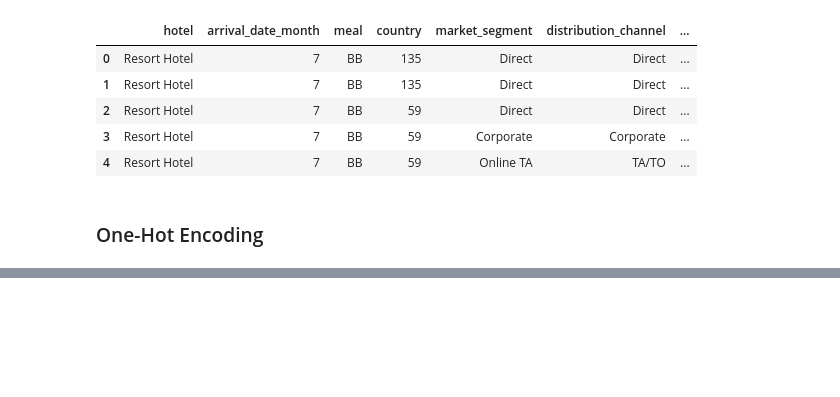
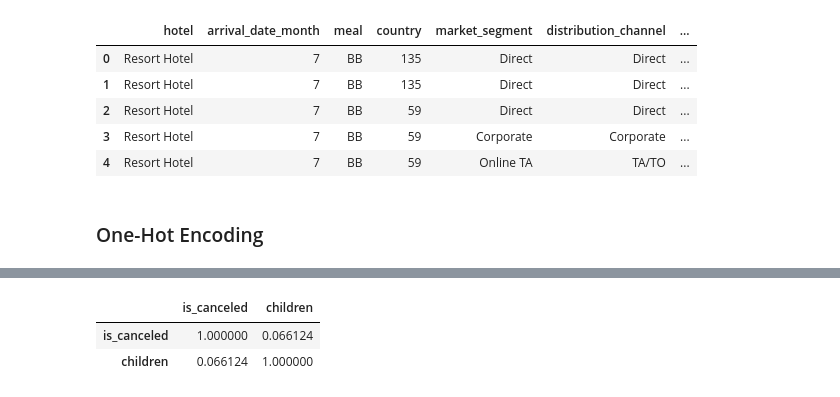
Before and after one commit to CS4580/my-notes-JulianArchuleta, a Jupyter notebook: module4/correlation_analysis.ipynb, the cells around one changed output, grey strips where cells are left out. Drawn from its saved outputs; the diff is of its cells as text; code cells hidden in the pictures; blank space fills up the shorter version.

```diff
--- a/module4/correlation_analysis.ipynb
+++ b/module4/correlation_analysis.ipynb
@@ -207,0 +243,8 @@ final_df.to_csv("../data/hotel_bookings_new.csv")
+# %%
+# Do a correlation between 'is_canceld' and 'children' features
+corr_matric_two = final_df[['is_canceled', 'children']].corr()
+corr_matric_two
+# %% [output]
+|  | is_canceled | children |
+| is_canceled | 1.000000 | 0.066124 |
+| children | 0.066124 | 1.000000 |
```
Also changed, not shown: parts of 14 cells of this notebook, 1 other file.
